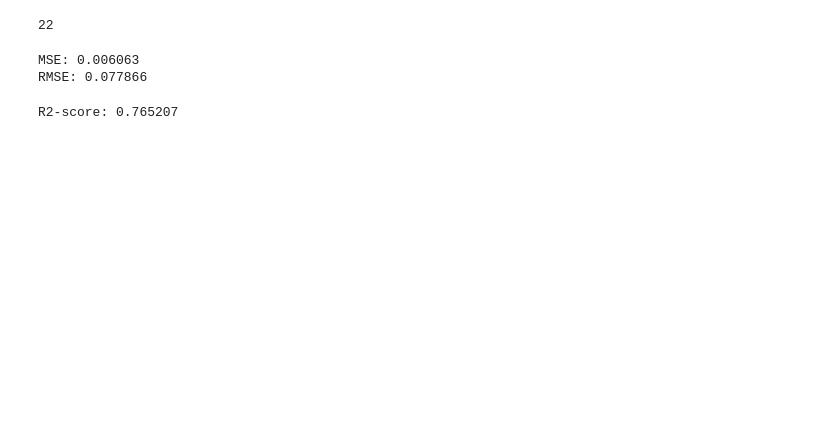
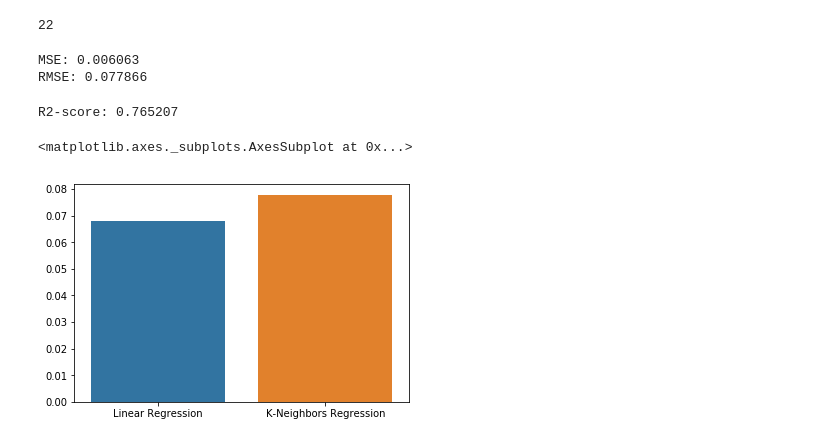
Before and after one commit to vyomshah06/Graduate-Admissions-Prediction, a Jupyter notebook: Graduate Admissions Prediction.ipynb, the cells around one changed output. Cells and saved outputs as stored; diff of their text form; code cells hidden in the pictures; blank space fills up the shorter version.

Commit message:
model comparision

```diff
--- a/Graduate Admissions Prediction.ipynb
+++ b/Graduate Admissions Prediction.ipynb
@@ -126,8 +126,11 @@ y_pred = mlr.predict(test_X)
 #Calculate Mean Squared Error for Linear Regression Model
 from sklearn.metrics import mean_squared_error
 
+error = []
+
 mse = mean_squared_error(test_y, y_pred)
 rmse = np.sqrt(mse)
+error.append(rmse)
 print("MSE: %f" % mse)
 print("RMSE: %f" % rmse)
 # %% [output]
@@ -140,3 +143,9 @@ from sklearn.metrics import r2_score
 print("R2-score: %f" % r2_score(test_y , y_pred))
 # %% [output]
 R2-score: 0.821208
+# %%
+#Calculate cross-validation score for linear regression
+from sklearn.model_selection import cross_val_score
+
+scores = cross_val_score(mlr, train_X, train_y.ravel(), cv=10)
+print("CV Score: %f" %scores.mean())
@@ -170,6 +181,7 @@ y_knn_pred = knn.predict(test_X)
 #Calculate Mean Squared Error for KNN Regression Model
 mse = mean_squared_error(test_y, y_knn_pred)
 rmse = np.sqrt(mse)
+error.append(rmse)
 print("MSE: %f" % mse)
 print("RMSE: %f" % rmse)
 # %% [output]
@@ -180,3 +192,9 @@ RMSE: 0.077866
 print("R2-score: %f" % r2_score(test_y , y_knn_pred))
 # %% [output]
 R2-score: 0.765207
+# %%
+#Plotting graph of model vs error
+sns.barplot(x=['Linear Regression', 'K-Neighbors Regression'], y=error)
+# %% [output]
+<matplotlib.axes._subplots.AxesSubplot at 0x...>
+[figure, added]
```
Also changed, not shown: parts of 2 cells of this notebook.
